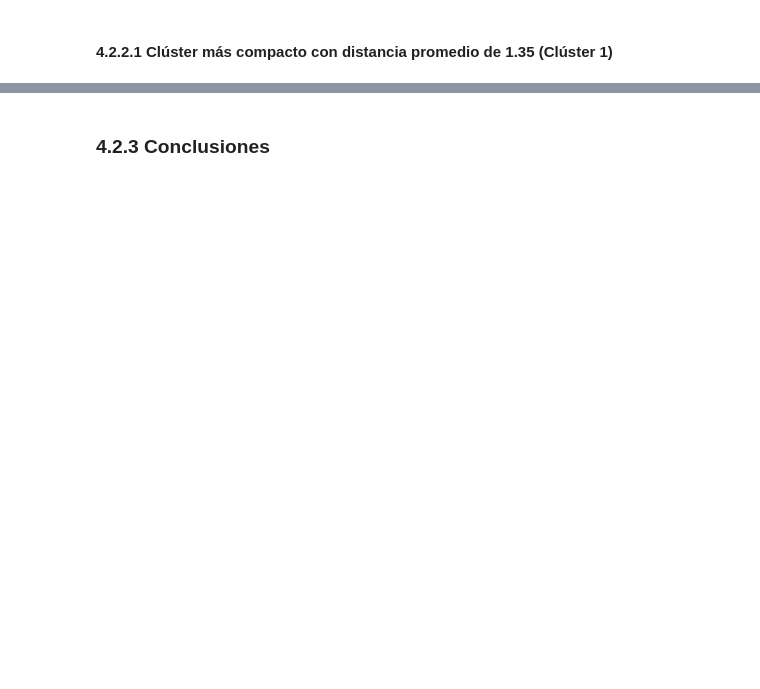
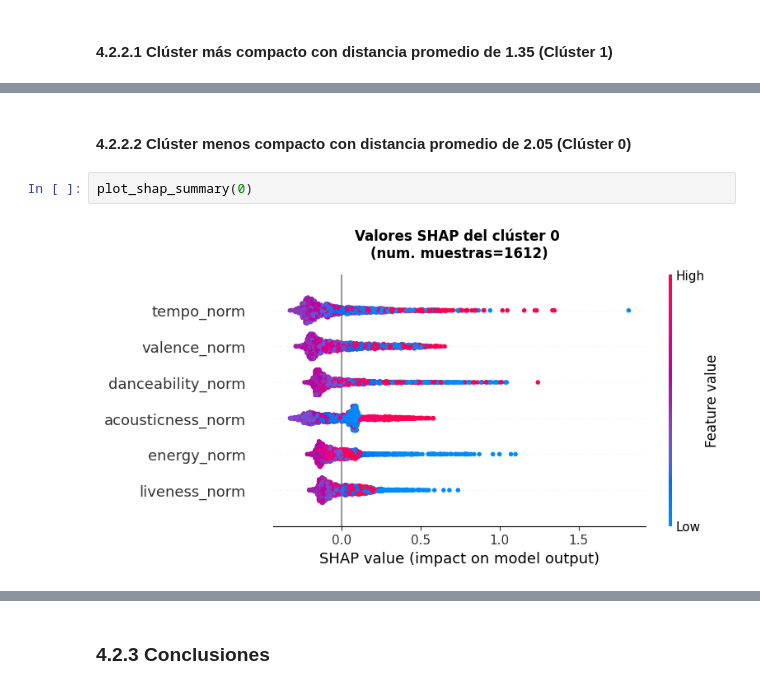
Before and after one commit to marcfpereirauoc/TFG, a Jupyter notebook: 03_explicabilidad_incertidumbre.ipynb, the cells around one changed output, grey strips where cells are left out. Drawn from its saved outputs; the diff is of its cells as text; blank space fills up the shorter version.

```diff
--- a/03_explicabilidad_incertidumbre.ipynb
+++ b/03_explicabilidad_incertidumbre.ipynb
@@ -598,0 +643,6 @@ plot_shap_decision(1, instance_ids=list(range(40)))
+# %% [markdown]
+#### 4.2.2.2 Clúster menos compacto con distancia promedio de 2.05 (Clúster 0)
+# %%
+plot_shap_summary(0)
+# %% [output]
+[figure, added]
```
Also changed, not shown: parts of 18 cells of this notebook.
